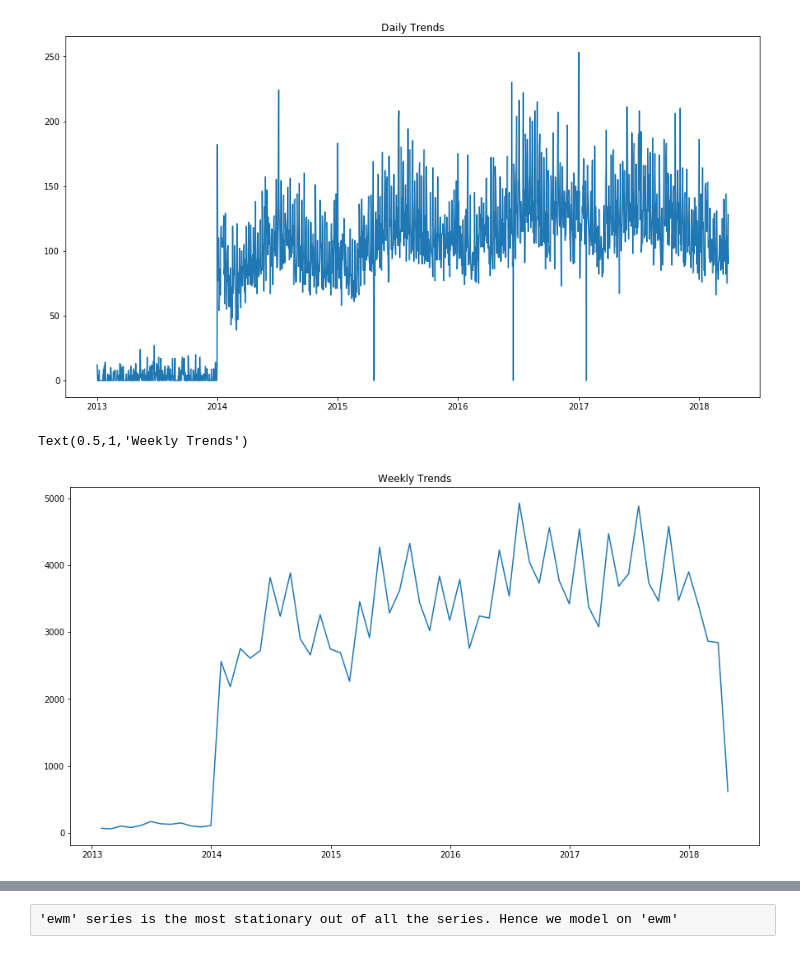
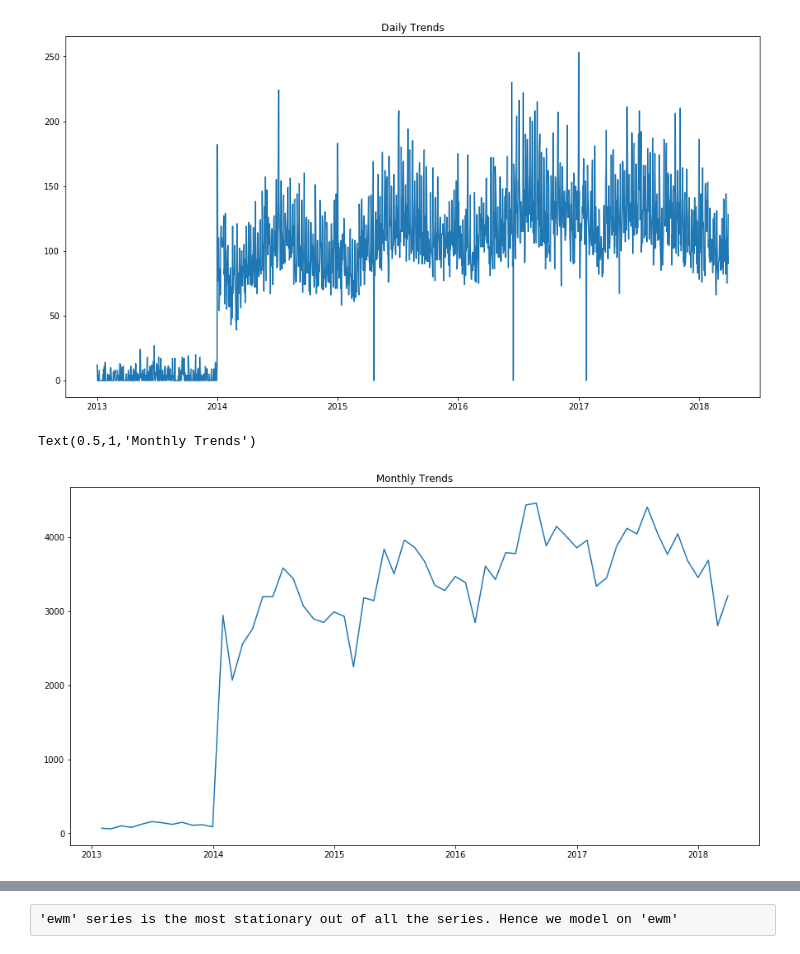
Before and after one commit to piyushmishra12/Effects-of-Gun-Violence-forecast, a Jupyter notebook: Gun Violence.ipynb, the cells around one changed output, grey strips where cells are left out. Cells and saved outputs as stored; diff of their text form; code cells hidden in the pictures.

```diff
--- a/Gun Violence.ipynb
+++ b/Gun Violence.ipynb
@@ -60,10 +60,10 @@ Text(0.5,1,'Daily Trends')
 # %%
 violence = violence.resample('M').sum()
 plt.plot(violence)
-plt.title("Weekly Trends")
+plt.title("Monthly Trends")
 # %% [output]
-Text(0.5,1,'Weekly Trends')
+Text(0.5,1,'Monthly Trends')
-[figure, old version]
+[figure, new version]
 # %%
 from statsmodels.tsa.stattools import adfuller
 def testStationarity(timeseries):
```
Also changed, not shown: parts of 14 cells of this notebook.
